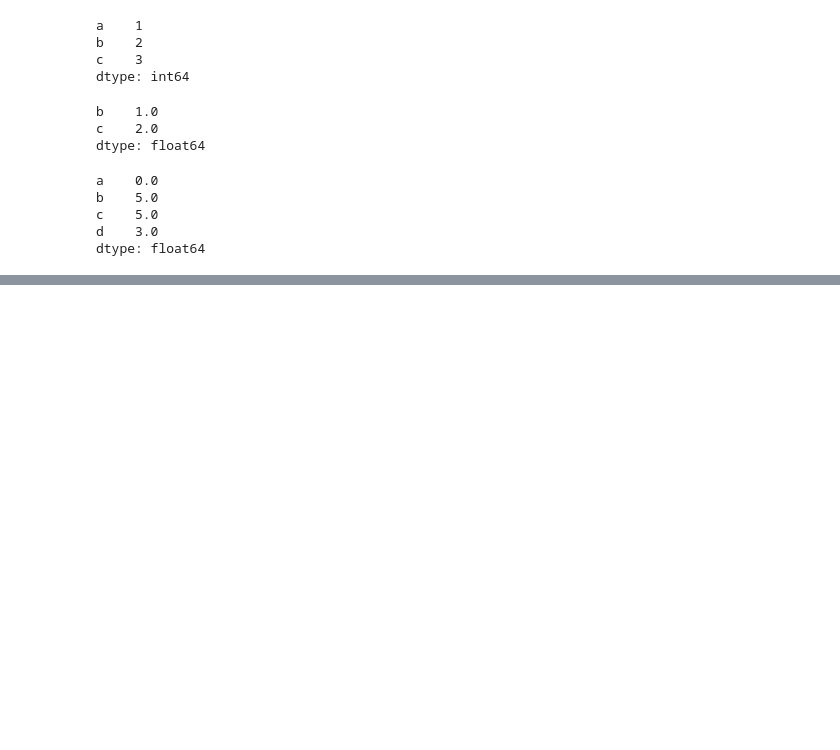
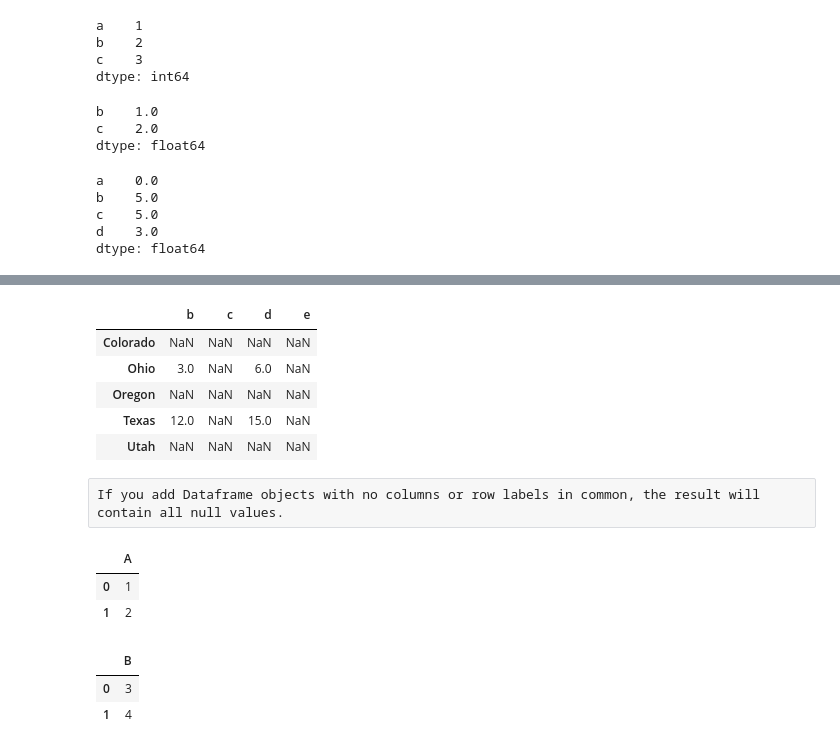
Before and after one commit to shrey0812/Data-Analysis-By-Wes-Mckinney, a Jupyter notebook: Chapter 5/Chapter-5-part-2.ipynb, the cells around one changed output, grey strips where cells are left out. Drawn from its saved outputs; the diff is of its cells as text; code cells hidden in the pictures; blank space fills up the shorter version.

```diff
--- a/Chapter 5/Chapter-5-part-2.ipynb
+++ b/Chapter 5/Chapter-5-part-2.ipynb
@@ -333,0 +539,4 @@ dtype: float64
+# %%
+df1 = pd.DataFrame(np.arange(9).reshape((3,3)),index=['Ohio','Texas','Utah'],columns=list('bcd'))
+# %%
+df2 = pd.DataFrame(np.arange(12).reshape((4,3)),index=['Colorado','Ohio','Oregon','Texas'],columns=list('bde'))
@@ -333,0 +558,11 @@ dtype: float64
+# %%
+df1+df2
+# %% [output]
+|  | b | c | d | e |
+| Colorado | NaN | NaN | NaN | NaN |
+| Ohio | 3.0 | NaN | 6.0 | NaN |
+| Oregon | NaN | NaN | NaN | NaN |
+| Texas | 12.0 | NaN | 15.0 | NaN |
+| Utah | NaN | NaN | NaN | NaN |
+# %% [raw]
+If you add Dataframe objects with no columns or row labels in common, the result will contain all null values.
@@ -333,0 +573,12 @@ dtype: float64
+# %%
+df1
+# %% [output]
+|  | A |
+| 0 | 1 |
+| 1 | 2 |
+# %%
+df2
+# %% [output]
+|  | B |
+| 0 | 3 |
+| 1 | 4 |
```
Also changed, not shown: parts of 45 cells of this notebook.
